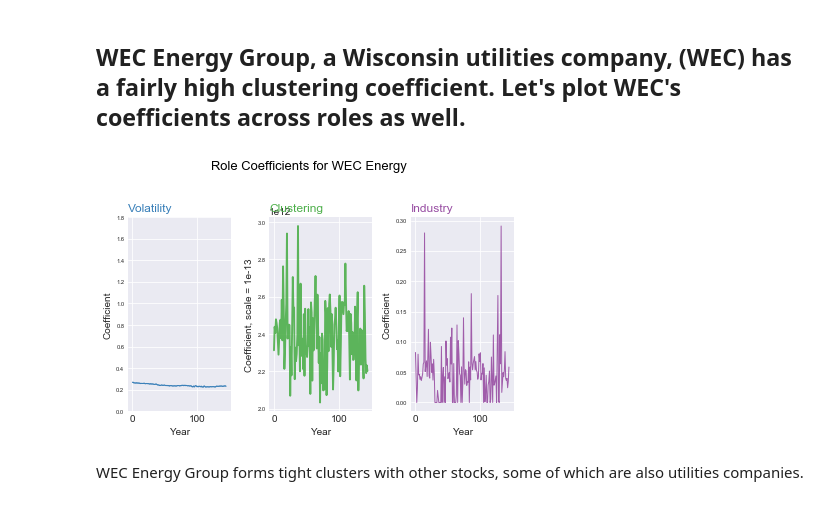
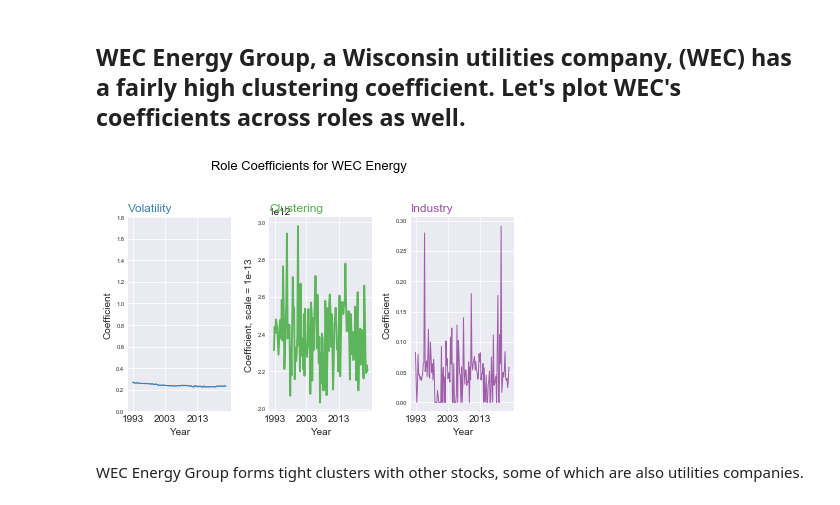
Before and after one commit to juliachuang01/NMF_stocks, a Jupyter notebook: S&P500_data_visualization.ipynb, the cells around one changed output. Saved outputs shown, nothing was run; the diff lists cells and outputs as text; code cells hidden in the pictures.

Commit message:
Added new plots

```diff
--- a/S&P500_data_visualization.ipynb
+++ b/S&P500_data_visualization.ipynb
@@ -356,42 +356,47 @@ def plot_stock(df):
             plt.ylabel('Coefficient', fontsize=10)
             plt.ylim(0, 1.8)
             plt.xlabel('Year', fontsize=10)
+            plt.xticks([1, 50, 100], labels=['1993', '2003', '2013'])
             plt.yticks(size='xx-small')
         if num==2:
             plt.plot(df[column]/1e-13, color=palette(num), linewidth=1.9, alpha=0.9)
             plt.ylabel('Coefficient, scale = 1e-13', fontsize=10)
             plt.xlabel('Year', fontsize=10)
+            plt.xticks([1, 50, 100], labels=['1993', '2003', '2013'])
             plt.yticks(size='xx-small')
             plt.tight_layout()
         else:
             plt.plot(df[column], color=palette(num), linewidth=1, alpha=0.9)
             plt.ylabel('Coefficient', fontsize=10)
             plt.xlabel('Year', fontsize=10)
+            plt.xticks([1, 50, 100], labels=['1993', '2003', '2013'])
             plt.yticks(size='xx-small')
         # Add title
         plt.title(column, loc='left', fontsize=12, fontweight=0, color=palette(num) )
     plt.tight_layout()
     plt.subplots_adjust(top=.8)
     title='Role Coefficients for WEC Energy'
     plt.suptitle(title, fontsize=13, fontweight=0, color='black', y=1)
     plt.savefig('../NMF_stocks/Plots/Roles_over_time_WEC.png', bbox_inches='tight', dpi=300)
 
 #Get dates
+month_index=pd.read_csv('../NMF_stocks/Data/basis_matrices_worked.csv', header=None)
+month_index=month_index[1]
 date_df=pd.read_csv('../NMF_stocks/Data/dates.csv',header=None)
 dates=[]
 for ind in month_index:
     new=date_df[1][ind]
     dates.append(new)
 title='../NMF_stocks/Data/WEC.csv'
 df=pd.read_csv(title, header=0)
 df.drop(['Unnamed: 0'],1, inplace=True)
 
 ##CALL FUNCTIONS
 # get_vol(dates)
 # vol_roles(dates, tickers)
 plot_stock(df)
 # %% [output]
-[figure, old version]
+[figure, new version]
 # %% [markdown]
 WEC Energy Group forms tight clusters with other stocks, some of which are also utilities companies.
 # %% [markdown]
```
Also changed, not shown: 5 other files.
